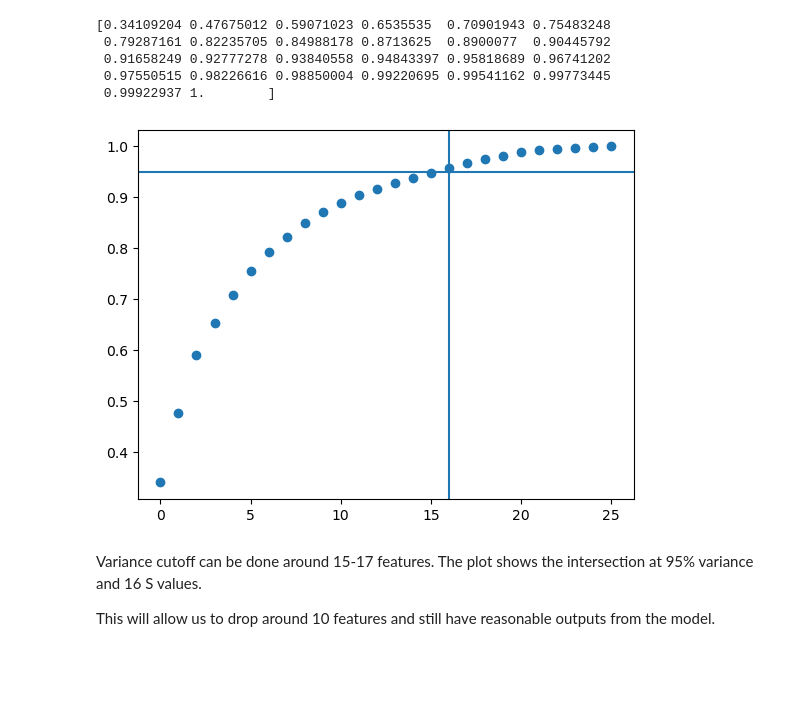
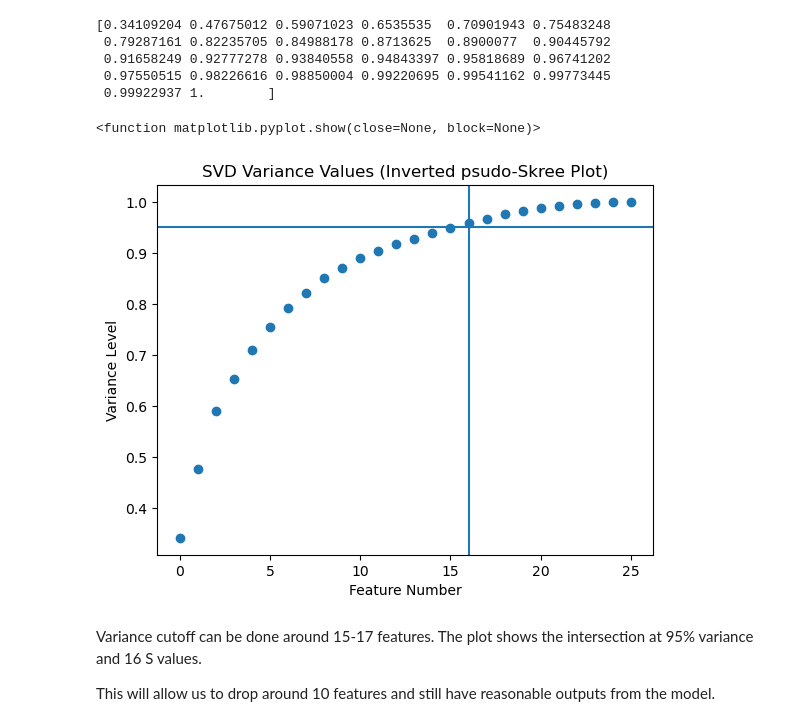
Before and after one commit to BBotzer/DAAN881_Team1, a Jupyter notebook: opioid_analytics/notebooks/svd_bb.ipynb, the cells around one changed output. Cells and saved outputs as stored; diff of their text form; code cells hidden in the pictures; blank space fills up the shorter version.

Commit message:
fixed plot

```diff
--- a/opioid_analytics/notebooks/svd_bb.ipynb
+++ b/opioid_analytics/notebooks/svd_bb.ipynb
@@ -89,13 +89,18 @@ print(np.cumsum(S)/sum(S))
  0.97550515 0.98226616 0.98850004 0.99220695 0.99541162 0.99773445
  0.99922937 1.        ]
 # %%
-fig = plt.scatter(range(0,len(s_values)),s_values)
+# Create plot
+plt.scatter(range(0,len(s_values)),s_values)
 plt.axhline(0.95)
 plt.axvline(16)
+plt.xlabel('Feature Number')
+plt.ylabel('Variance Level')
+plt.title('SVD Variance Values (Inverted psudo-Skree Plot)')
 
-plt.show()
+plt.show
 # %% [output]
+<function matplotlib.pyplot.show(close=None, block=None)>
-[figure, old version]
+[figure, new version]
 # %% [markdown]
 Variance cutoff can be done around 15-17 features.  The plot shows the intersection at 95% variance and 16 S values.
 
```
